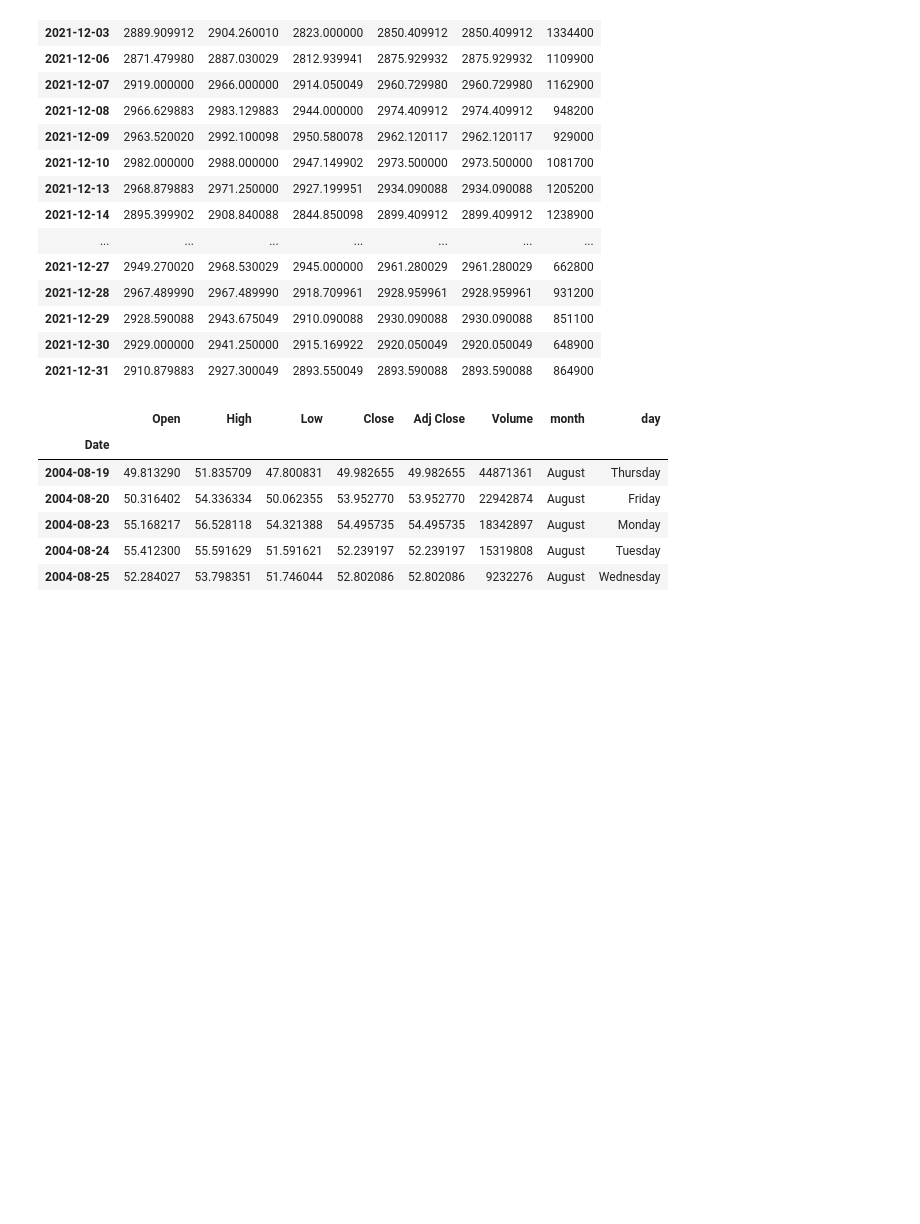
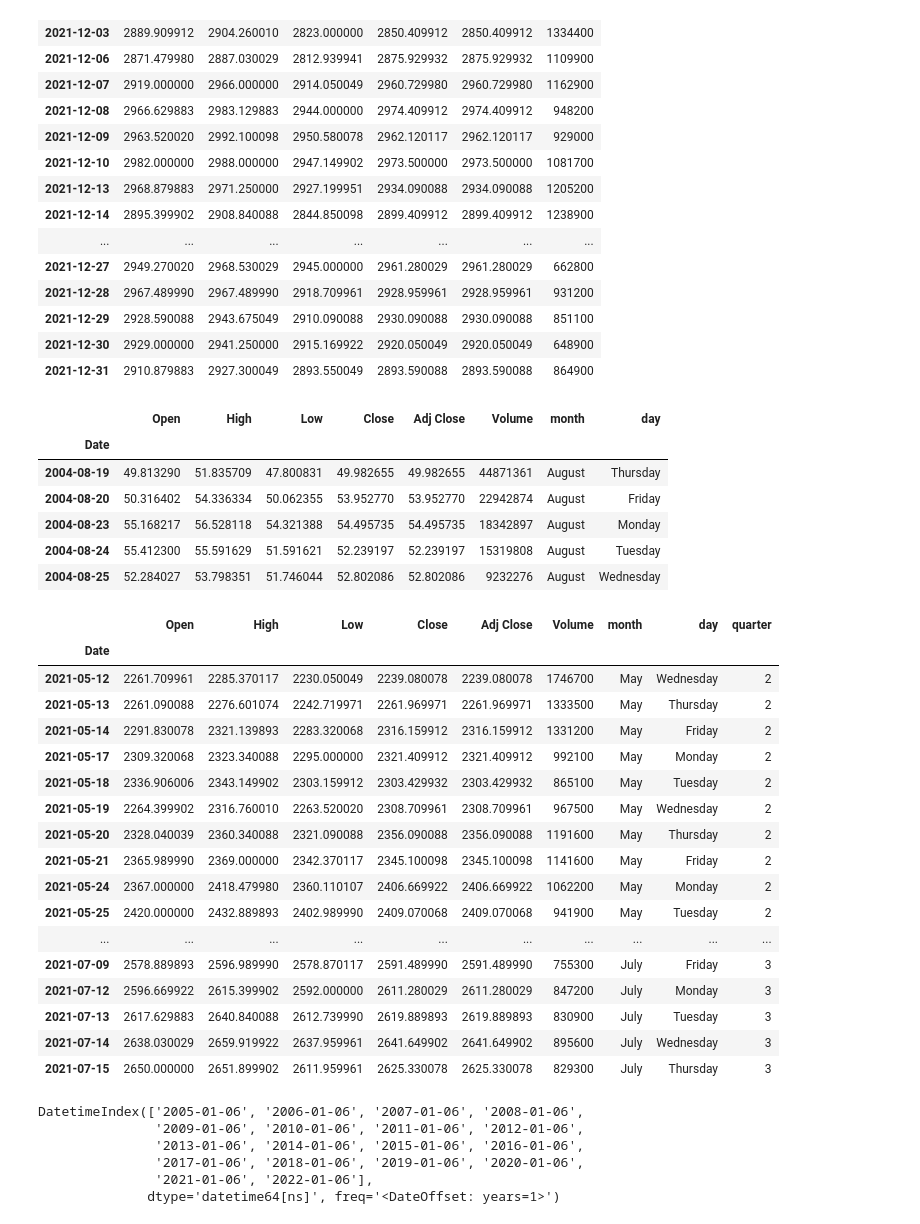
Before and after one commit to Swapn2/Data-Science-Learnings, a Jupyter notebook: Time_series_analysis.ipynb, the cells around one changed output. Drawn from its saved outputs; the diff is of its cells as text; code cells hidden in the pictures; blank space fills up the shorter version.

```diff
--- a/Time_series_analysis.ipynb
+++ b/Time_series_analysis.ipynb
@@ -192,3 +192,36 @@ google.head()
 | 2004-08-23 | 55.168217 | 56.528118 | 54.321388 | 54.495735 | 54.495735 | 18342897 | August | Monday |
 | 2004-08-24 | 55.412300 | 55.591629 | 51.591621 | 52.239197 | 52.239197 | 15319808 | August | Tuesday |
 | 2004-08-25 | 52.284027 | 53.798351 | 51.746044 | 52.802086 | 52.802086 | 9232276 | August | Wednesday |
+# %%
+google['quarter'] = google.index.quarter
+# %%
+google.loc['2021-5-12':'2021-7-15']
+# %% [output]
+|  | Open | High | Low | Close | Adj Close | Volume | month | day | quarter |
+| Date |  |  |  |  |  |  |  |  |  |
+| 2021-05-12 | 2261.709961 | 2285.370117 | 2230.050049 | 2239.080078 | 2239.080078 | 1746700 | May | Wednesday | 2 |
+| 2021-05-13 | 2261.090088 | 2276.601074 | 2242.719971 | 2261.969971 | 2261.969971 | 1333500 | May | Thursday | 2 |
+| 2021-05-14 | 2291.830078 | 2321.139893 | 2283.320068 | 2316.159912 | 2316.159912 | 1331200 | May | Friday | 2 |
+| 2021-05-17 | 2309.320068 | 2323.340088 | 2295.000000 | 2321.409912 | 2321.409912 | 992100 | May | Monday | 2 |
+| 2021-05-18 | 2336.906006 | 2343.149902 | 2303.159912 | 2303.429932 | 2303.429932 | 865100 | May | Tuesday | 2 |
+| 2021-05-19 | 2264.399902 | 2316.760010 | 2263.520020 | 2308.709961 | 2308.709961 | 967500 | May | Wednesday | 2 |
+| 2021-05-20 | 2328.040039 | 2360.340088 | 2321.090088 | 2356.090088 | 2356.090088 | 1191600 | May | Thursday | 2 |
+| 2021-05-21 | 2365.989990 | 2369.000000 | 2342.370117 | 2345.100098 | 2345.100098 | 1141600 | May | Friday | 2 |
+| 2021-05-24 | 2367.000000 | 2418.479980 | 2360.110107 | 2406.669922 | 2406.669922 | 1062200 | May | Monday | 2 |
+| 2021-05-25 | 2420.000000 | 2432.889893 | 2402.989990 | 2409.070068 | 2409.070068 | 941900 | May | Tuesday | 2 |
+| ... | ... | ... | ... | ... | ... | ... | ... | ... | ... |
+| 2021-07-09 | 2578.889893 | 2596.989990 | 2578.870117 | 2591.489990 | 2591.489990 | 755300 | July | Friday | 3 |
+| 2021-07-12 | 2596.669922 | 2615.399902 | 2592.000000 | 2611.280029 | 2611.280029 | 847200 | July | Monday | 3 |
+| 2021-07-13 | 2617.629883 | 2640.840088 | 2612.739990 | 2619.889893 | 2619.889893 | 830900 | July | Tuesday | 3 |
+| 2021-07-14 | 2638.030029 | 2659.919922 | 2637.959961 | 2641.649902 | 2641.649902 | 895600 | July | Wednesday | 3 |
+| 2021-07-15 | 2650.000000 | 2651.899902 | 2611.959961 | 2625.330078 | 2625.330078 | 829300 | July | Thursday | 3 |
+# %%
+# fetch the info for a particular date every year  -> limitation of tiledelta
+pd.date_range(start = '2005-1-6',end = '2022-1-6',freq=pd.DateOffset(years=1))
+# %% [output]
+DatetimeIndex(['2005-01-06', '2006-01-06', '2007-01-06', '2008-01-06',
+               '2009-01-06', '2010-01-06', '2011-01-06', '2012-01-06',
+               '2013-01-06', '2014-01-06', '2015-01-06', '2016-01-06',
+               '2017-01-06', '2018-01-06', '2019-01-06', '2020-01-06',
+               '2021-01-06', '2022-01-06'],
+              dtype='datetime64[ns]', freq='<DateOffset: years=1>')
```
Also changed, not shown: parts of 1 cell of this notebook.
